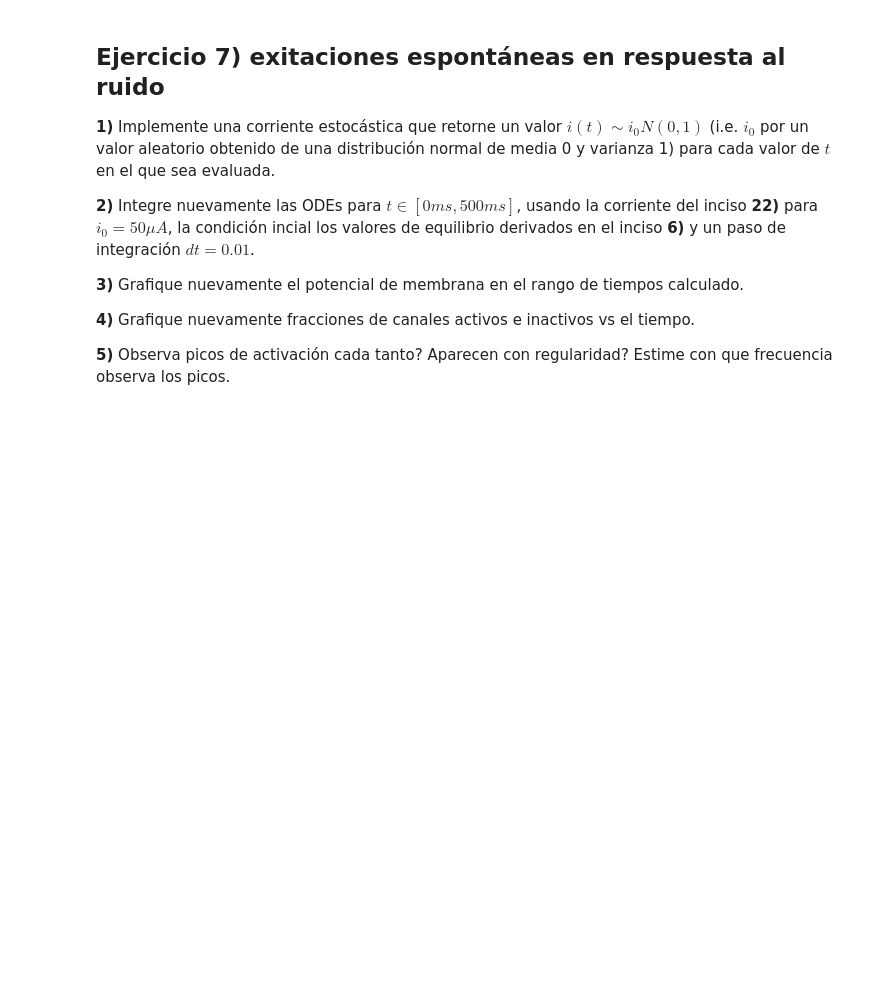
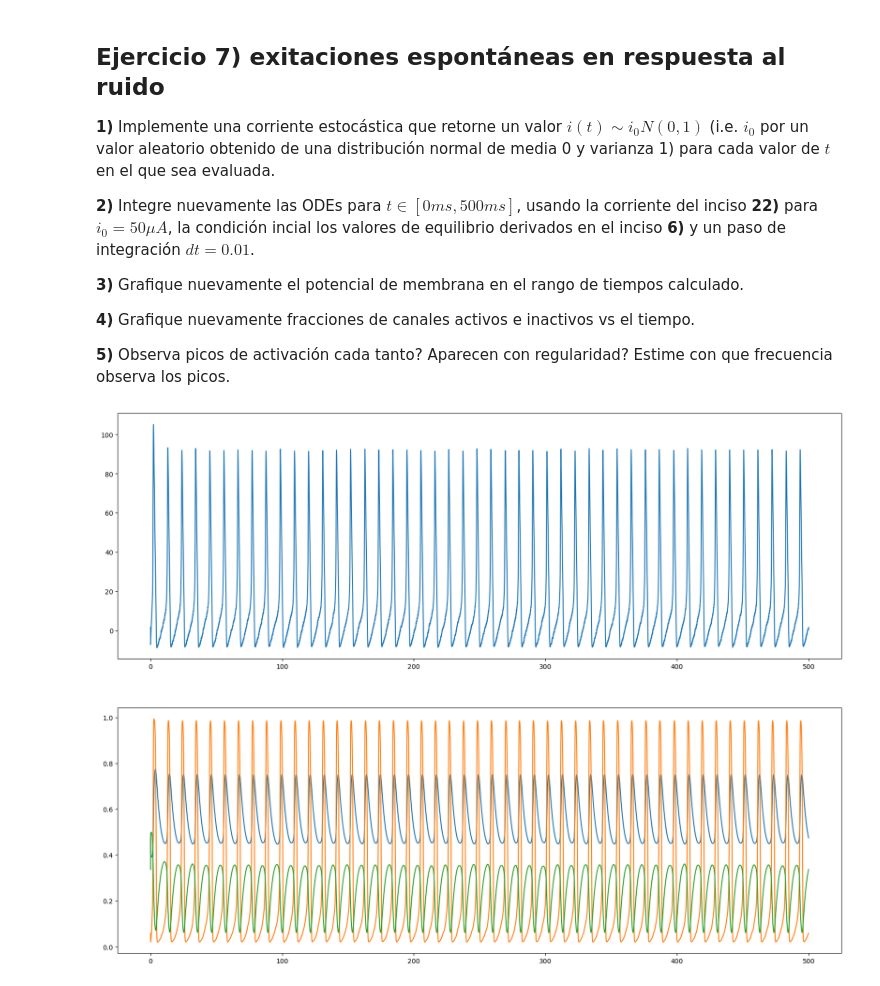
Before and after one commit to SalomoneCro/Neural-Networks, a Jupyter notebook: DifferentialEquations/Hodgkin & Huxley.ipynb, the cells around one changed output. Drawn from its saved outputs; the diff is of its cells as text; code cells hidden in the pictures; blank space fills up the shorter version.

```diff
--- a/DifferentialEquations/Hodgkin & Huxley.ipynb
+++ b/DifferentialEquations/Hodgkin & Huxley.ipynb
@@ -468,16 +474,21 @@ $$
 
 interval = [0, 100]
 
-def i_5(t):
-    if 5 <= t < np.inf:
+def i_6(t):
+
+    if t > 10 and int(t) % 10 <= 1:
         return 10
     else:
         return 0
 
-p = [i_5]
-h_6 = 0.1
+p = [i_6]
+h_6 = 0.01
 
-sols = Runge_Kutta_Sistema(HH_system, interval, X0, h_6, p, act_fcnt=lambda x,t,p: x)
+
+
+sols = Runge_Kutta_Sistema(HH_system, interval, X0, h_6, p)
+
+X0 = sols[-1]
 # %%
 fig, ax = plt.subplots(nrows=1, ncols=2, figsize=(20,5))
 
@@ -506,0 +518,32 @@ plt.show()
+# %%
+# 7.1)
+
+# obtener funcion de corriente segun corriente inicial
+getI = lambda i0 : lambda _t : i0 * np.random.random()
+# %%
+# 7.2)
+
+i_7 = getI(50)
+
+interval = [0, 500]
+
+p = [i_7]
+
+h = 0.01
+
+sols = Runge_Kutta_Sistema(HH_system, interval, X0, h, p)
+# %%
+
+fig, ax = plt.subplots(nrows=2, ncols=1, figsize=(20,15))
+
+t = np.linspace(0,500,len(sols[:,0]))
+
+ax[0].plot(t, sols[:,3])
+
+ax[1].plot(t, sols[:,0])
+ax[1].plot(t, sols[:,1])
+ax[1].plot(t, sols[:,2])
+
+plt.show()
+# %% [output]
+[figure, added]
```
Also changed, not shown: parts of 3 cells of this notebook.
